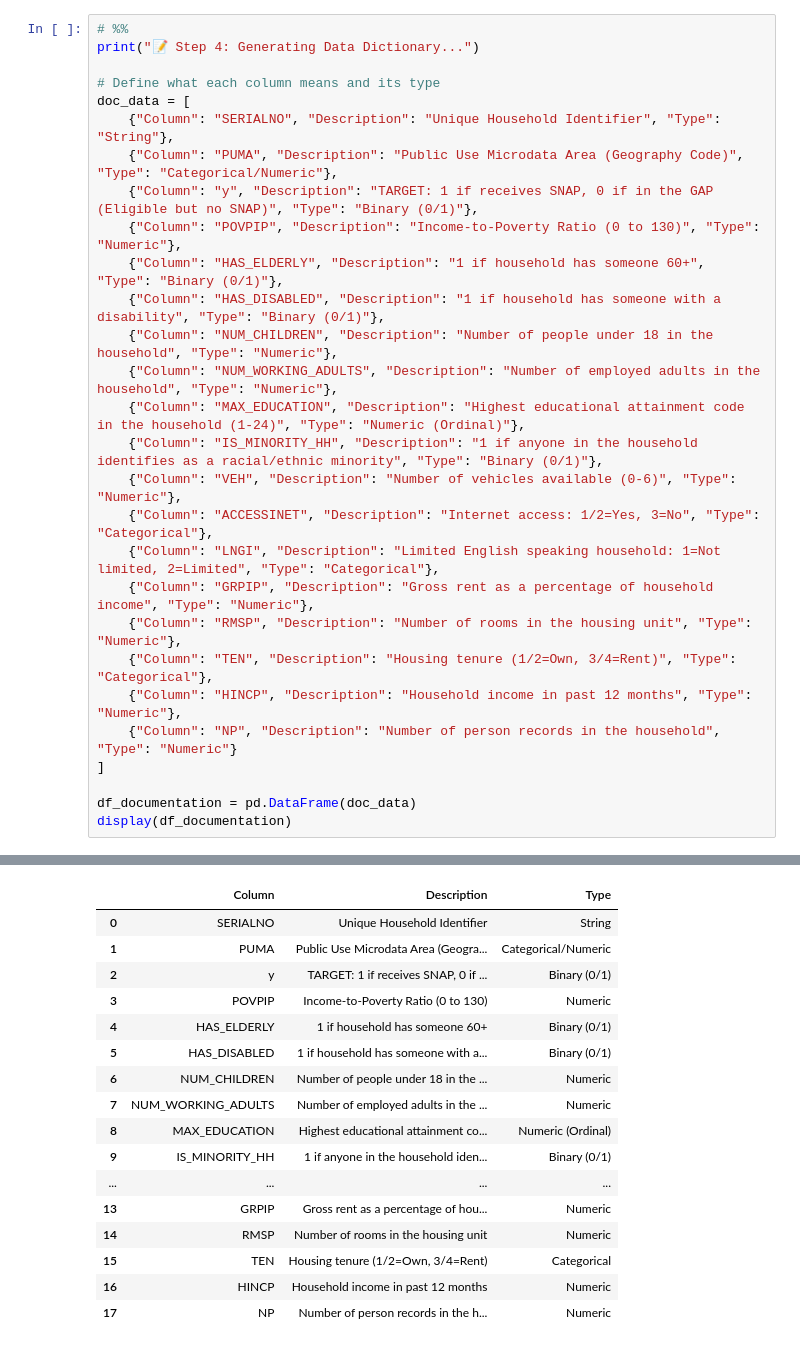
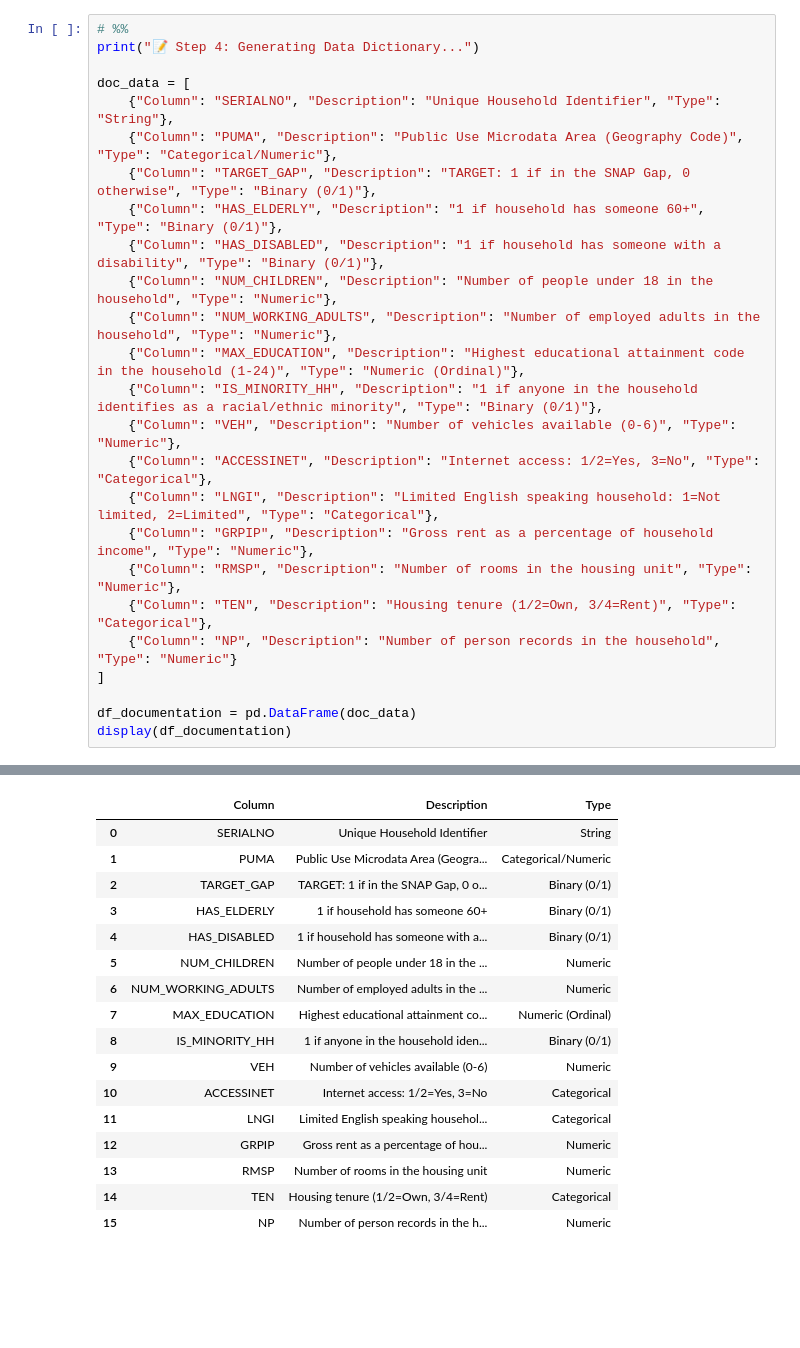
Before and after one commit to Erdos-Projects/spring-2026-local-poverty-rate-estimation, a Jupyter notebook: notebooks/02_data_processing.ipynb, the cells around one changed output, grey strips where cells are left out. Cells and saved outputs as stored; diff of their text form; blank space fills up the shorter version.

```diff
--- a/notebooks/02_data_processing.ipynb
+++ b/notebooks/02_data_processing.ipynb
@@ -108,50 +107,47 @@ print(f"✅ Filtered to strictly eligible standard households: {df_final.shape[0
 # %%
 # %%
 print("📝 Step 4: Generating Data Dictionary...")
 
-# Define what each column means and its type
 doc_data = [
     {"Column": "SERIALNO", "Description": "Unique Household Identifier", "Type": "String"},
     {"Column": "PUMA", "Description": "Public Use Microdata Area (Geography Code)", "Type": "Categorical/Numeric"},
-    {"Column": "y", "Description": "TARGET: 1 if receives SNAP, 0 if in the GAP (Eligible but no SNAP)", "Type": "Binary (0/1)"},
-    {"Column": "POVPIP", "Description": "Income-to-Poverty Ratio (0 to 130)", "Type": "Numeric"},
+    {"Column": "TARGET_GAP", "Description": "TARGET: 1 if in the SNAP Gap, 0 otherwise", "Type": "Binary (0/1)"},
     {"Column": "HAS_ELDERLY", "Description": "1 if household has someone 60+", "Type": "Binary (0/1)"},
     {"Column": "HAS_DISABLED", "Description": "1 if household has someone with a disability", "Type": "Binary (0/1)"},
     {"Column": "NUM_CHILDREN", "Description": "Number of people under 18 in the household", "Type": "Numeric"},
     {"Column": "NUM_WORKING_ADULTS", "Description": "Number of employed adults in the household", "Type": "Numeric"},
     {"Column": "MAX_EDUCATION", "Description": "Highest educational attainment code in the household (1-24)", "Type": "Numeric (Ordinal)"},
     {"Column": "IS_MINORITY_HH", "Description": "1 if anyone in the household identifies as a racial/ethnic minority", "Type": "Binary (0/1)"},
     {"Column": "VEH", "Description": "Number of vehicles available (0-6)", "Type": "Numeric"},
     {"Column": "ACCESSINET", "Description": "Internet access: 1/2=Yes, 3=No", "Type": "Categorical"},
     {"Column": "LNGI", "Description": "Limited English speaking household: 1=Not limited, 2=Limited", "Type": "Categorical"},
     {"Column": "GRPIP", "Description": "Gross rent as a percentage of household income", "Type": "Numeric"},
     {"Column": "RMSP", "Description": "Number of rooms in the housing unit", "Type": "Numeric"},
     {"Column": "TEN", "Description": "Housing tenure (1/2=Own, 3/4=Rent)", "Type": "Categorical"},
-    {"Column": "HINCP", "Description": "Household income in past 12 months", "Type": "Numeric"},
     {"Column": "NP", "Description": "Number of person records in the household", "Type": "Numeric"}
 ]
 
 df_documentation = pd.DataFrame(doc_data)
 display(df_documentation)
 # %% [output]
 📝 Step 4: Generating Data Dictionary...
 |  | Column | Description | Type |
 | 0 | SERIALNO | Unique Household Identifier | String |
 | 1 | PUMA | Public Use Microdata Area (Geogra... | Categorical/Numeric |
-| 2 | y | TARGET: 1 if receives SNAP, 0 if ... | Binary (0/1) |
-| 3 | POVPIP | Income-to-Poverty Ratio (0 to 130) | Numeric |
-| 4 | HAS_ELDERLY | 1 if household has someone 60+ | Binary (0/1) |
-| 5 | HAS_DISABLED | 1 if household has someone with a... | Binary (0/1) |
-| 6 | NUM_CHILDREN | Number of people under 18 in the ... | Numeric |
-| 7 | NUM_WORKING_ADULTS | Number of employed adults in the ... | Numeric |
-| 8 | MAX_EDUCATION | Highest educational attainment co... | Numeric (Ordinal) |
-| 9 | IS_MINORITY_HH | 1 if anyone in the household iden... | Binary (0/1) |
-| ... | ... | ... | ... |
-| 13 | GRPIP | Gross rent as a percentage of hou... | Numeric |
-| 14 | RMSP | Number of rooms in the housing unit | Numeric |
-| 15 | TEN | Housing tenure (1/2=Own, 3/4=Rent) | Categorical |
-| 16 | HINCP | Household income in past 12 months | Numeric |
-| 17 | NP | Number of person records in the h... | Numeric |
+| 2 | TARGET_GAP | TARGET: 1 if in the SNAP Gap, 0 o... | Binary (0/1) |
+| 3 | HAS_ELDERLY | 1 if household has someone 60+ | Binary (0/1) |
+| 4 | HAS_DISABLED | 1 if household has someone with a... | Binary (0/1) |
+| 5 | NUM_CHILDREN | Number of people under 18 in the ... | Numeric |
+| 6 | NUM_WORKING_ADULTS | Number of employed adults in the ... | Numeric |
+| 7 | MAX_EDUCATION | Highest educational attainment co... | Numeric (Ordinal) |
+| 8 | IS_MINORITY_HH | 1 if anyone in the household iden... | Binary (0/1) |
+| 9 | VEH | Number of vehicles available (0-6) | Numeric |
+| 10 | ACCESSINET | Internet access: 1/2=Yes, 3=No | Categorical |
+| 11 | LNGI | Limited English speaking househol... | Categorical |
+| 12 | GRPIP | Gross rent as a percentage of hou... | Numeric |
+| 13 | RMSP | Number of rooms in the housing unit | Numeric |
+| 14 | TEN | Housing tenure (1/2=Own, 3/4=Rent) | Categorical |
+| 15 | NP | Number of person records in the h... | Numeric |
 # %%
 # %%
 print("💾 Step 5: Sampling, Displaying, and Saving Results...")
```
Also changed, not shown: parts of 4 cells of this notebook, 2 other files.
